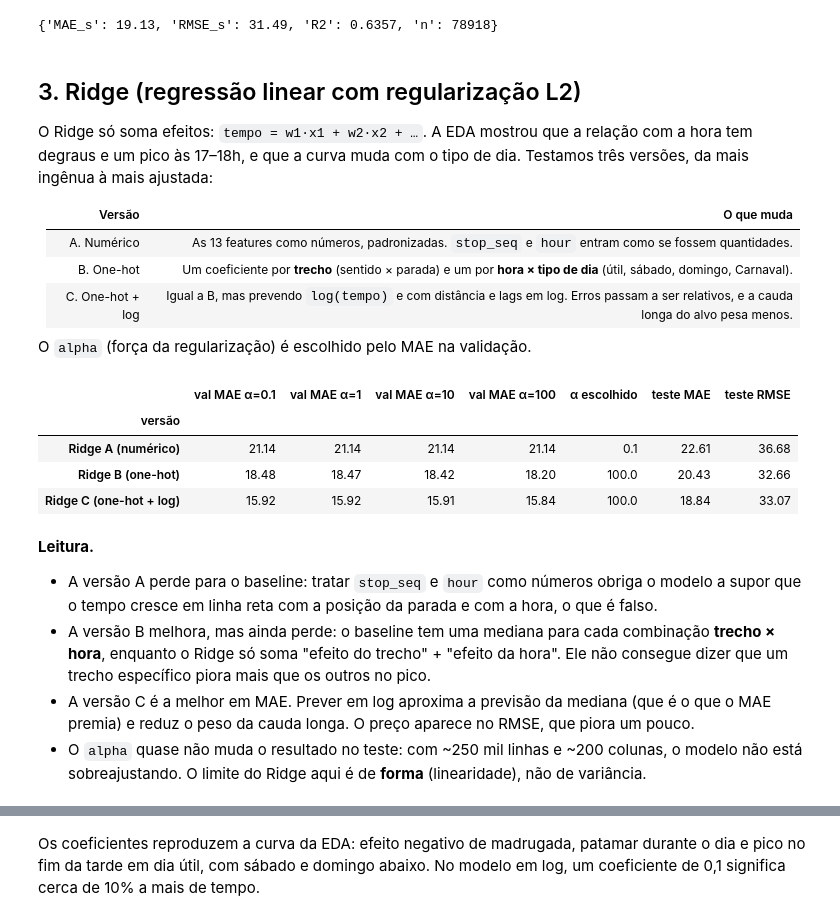
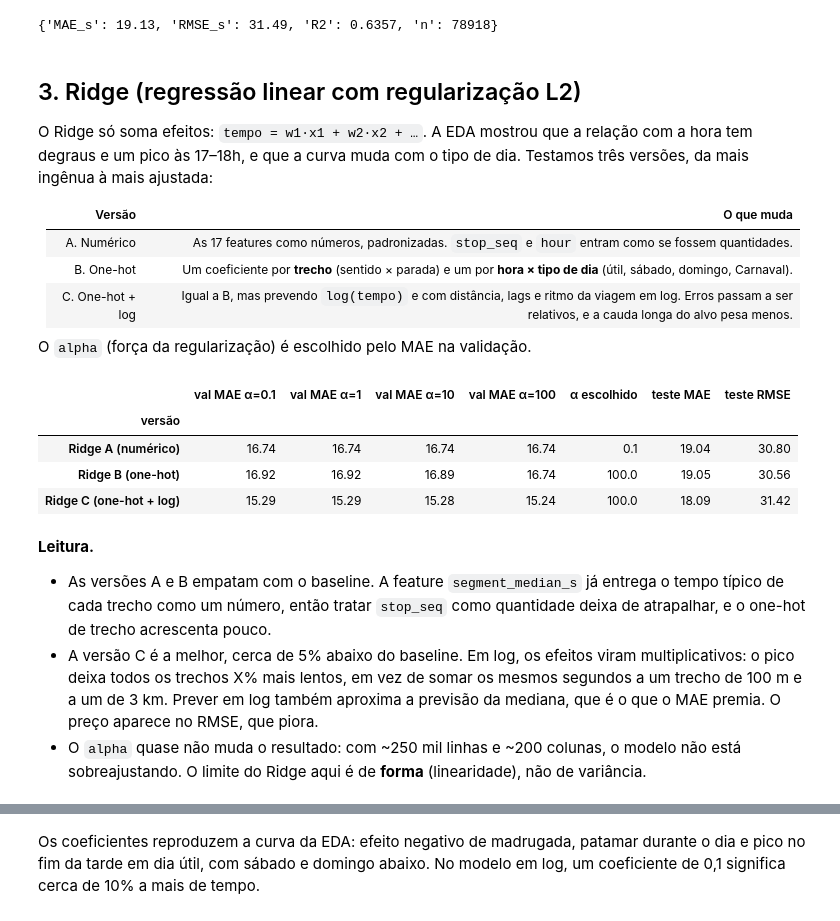
Before and after one commit to figdavi/onibus-ia, a Jupyter notebook: notebooks/02_modelos_p1.ipynb, the cells around one changed output, grey strips where cells are left out. Saved outputs shown, nothing was run; the diff lists cells and outputs as text; code cells hidden in the pictures.

```diff
--- a/notebooks/02_modelos_p1.ipynb
+++ b/notebooks/02_modelos_p1.ipynb
@@ -77,9 +84,10 @@ train, val, test = common.split(df)
 for name, part in [("treino", train), ("validação", val), ("teste", test)]:
     print(f"{name:10s} {len(part):>8,} trechos  {part['service_date'].min()} a {part['service_date'].max()}")
 
-X_train, y_train = common.build_features(train)
-X_val, y_val = common.build_features(val)
-X_test, y_test = common.build_features(test)
+# reference=train: as medianas por trecho vêm só do treino (sem vazamento)
+X_train, y_train = common.build_features(train, reference=train)
+X_val, y_val = common.build_features(val, reference=train)
+X_test, y_test = common.build_features(test, reference=train)
 X_train.shape
 # %% [output]
 {'rows_in': 370784, 'sparse_days': 562, 'implausible_speed': 2031, 'too_short': 88, 'rows_out': 368103}
@@ -105,9 +113,9 @@ O Ridge só soma efeitos: `tempo = w1·x1 + w2·x2 + …`. A EDA mostrou que a r
 
 | Versão | O que muda |
 |---|---|
-| A. Numérico | As 13 features como números, padronizadas. `stop_seq` e `hour` entram como se fossem quantidades. |
+| A. Numérico | As 17 features como números, padronizadas. `stop_seq` e `hour` entram como se fossem quantidades. |
 | B. One-hot | Um coeficiente por **trecho** (sentido × parada) e um por **hora × tipo de dia** (útil, sábado, domingo, Carnaval). |
-| C. One-hot + log | Igual a B, mas prevendo `log(tempo)` e com distância e lags em log. Erros passam a ser relativos, e a cauda longa do alvo pesa menos. |
+| C. One-hot + log | Igual a B, mas prevendo `log(tempo)` e com distância, lags e ritmo da viagem em log. Erros passam a ser relativos, e a cauda longa do alvo pesa menos. |
 
 O `alpha` (força da regularização) é escolhido pelo MAE na validação.
 # %%
@@ -123,14 +131,20 @@ def add_ridge_columns(X):
     out["log_distance_m"] = np.log(out["distance_m"])
     out["log_lag_previous_segment_s"] = np.log(out["lag_previous_segment_s"])
     out["log_lag_previous_bus_s"] = np.log(out["lag_previous_bus_s"])
+    out["log_recent_buses_mean_s"] = np.log(out["recent_buses_mean_s"])
+    out["log_segment_median_s"] = np.log(out["segment_median_s"])
+    out["log_trip_pace_last"] = np.log(out["trip_pace_last"])
+    out["log_trip_pace_mean"] = np.log(out["trip_pace_mean"])
     return out
 
 R_train, R_val, R_test = (add_ridge_columns(x) for x in (X_train, X_val, X_test))
 
 CATEGORICAL = ["segment", "hour_kind"]
-NUMERIC = ["distance_m", "lag_previous_segment_s", "lag_previous_bus_s", "minutes_since_previous_bus"]
+NUMERIC = ["distance_m", "lag_previous_segment_s", "lag_previous_bus_s", "minutes_since_previous_bus",
+           "recent_buses_mean_s", "segment_median_s", "trip_pace_last", "trip_pace_mean"]
 NUMERIC_LOG = ["log_distance_m", "log_lag_previous_segment_s", "log_lag_previous_bus_s",
-               "minutes_since_previous_bus"]
+               "minutes_since_previous_bus", "log_recent_buses_mean_s", "log_segment_median_s",
+               "log_trip_pace_last", "log_trip_pace_mean"]
 
 def ridge_onehot(alpha, numeric, log_target):
     columns = ColumnTransformer([
@@ -138,42 +152,41 @@ def ridge_onehot(alpha, numeric, log_target):
         # add_indicator: uma coluna 0/1 dizendo "o lag não existia" (1ª parada da viagem)
         ("num", make_pipeline(SimpleImputer(strategy="median", add_indicator=True),
                               StandardScaler()), numeric),
     ])
     model = make_pipeline(columns, Ridge(alpha=alpha))
     if log_target:
         return TransformedTargetRegressor(model, func=np.log, inverse_func=np.exp)
     return model
 
 VARIANTS = {
     "Ridge A (numérico)": (lambda a: common.scaled(Ridge(alpha=a)), X_train, X_val, X_test),
     "Ridge B (one-hot)": (lambda a: ridge_onehot(a, NUMERIC, False), R_train, R_val, R_test),
     "Ridge C (one-hot + log)": (lambda a: ridge_onehot(a, NUMERIC_LOG, True), R_train, R_val, R_test),
 }
 ALPHAS = [0.1, 1, 10, 100]
 
 ridge_models, search = {}, []
 for name, (make, Xtr, Xva, Xte) in VARIANTS.items():
     fitted = {a: make(a).fit(Xtr, y_train) for a in ALPHAS}
     val_mae = {a: common.evaluate(m, Xva, y_val)["MAE_s"] for a, m in fitted.items()}
     best = min(val_mae, key=val_mae.get)
     ridge_models[name] = (fitted[best], Xte)
     results[name] = common.evaluate(fitted[best], Xte, y_test)
     search.append({"versão": name, **{f"val MAE α={a}": v for a, v in val_mae.items()},
                    "α escolhido": best, "teste MAE": results[name]["MAE_s"],
                    "teste RMSE": results[name]["RMSE_s"]})
 pd.DataFrame(search).set_index("versão")
 # %% [output]
 |  | val MAE α=0.1 | val MAE α=1 | val MAE α=10 | val MAE α=100 | α escolhido | teste MAE | teste RMSE |
 | versão |  |  |  |  |  |  |  |
-| Ridge A (numérico) | 21.14 | 21.14 | 21.14 | 21.14 | 0.1 | 22.61 | 36.68 |
-| Ridge B (one-hot) | 18.48 | 18.47 | 18.42 | 18.20 | 100.0 | 20.43 | 32.66 |
-| Ridge C (one-hot + log) | 15.92 | 15.92 | 15.91 | 15.84 | 100.0 | 18.84 | 33.07 |
+| Ridge A (numérico) | 16.74 | 16.74 | 16.74 | 16.74 | 0.1 | 19.04 | 30.80 |
+| Ridge B (one-hot) | 16.92 | 16.92 | 16.89 | 16.74 | 100.0 | 19.05 | 30.56 |
+| Ridge C (one-hot + log) | 15.29 | 15.29 | 15.28 | 15.24 | 100.0 | 18.09 | 31.42 |
 # %% [markdown]
 **Leitura.**
-- A versão A perde para o baseline: tratar `stop_seq` e `hour` como números obriga o modelo a supor que o tempo cresce em linha reta com a posição da parada e com a hora, o que é falso.
-- A versão B melhora, mas ainda perde: o baseline tem uma mediana para cada combinação **trecho × hora**, enquanto o Ridge só soma "efeito do trecho" + "efeito da hora". Ele não consegue dizer que um trecho específico piora mais que os outros no pico.
-- A versão C é a melhor em MAE. Prever em log aproxima a previsão da mediana (que é o que o MAE premia) e reduz o peso da cauda longa. O preço aparece no RMSE, que piora um pouco.
-- O `alpha` quase não muda o resultado no teste: com ~250 mil linhas e ~200 colunas, o modelo não está sobreajustando. O limite do Ridge aqui é de **forma** (linearidade), não de variância.
+- As versões A e B empatam com o baseline. A feature `segment_median_s` já entrega o tempo típico de cada trecho como um número, então tratar `stop_seq` como quantidade deixa de atrapalhar, e o one-hot de trecho acrescenta pouco.
+- A versão C é a melhor, cerca de 5% abaixo do baseline. Em log, os efeitos viram multiplicativos: o pico deixa todos os trechos X% mais lentos, em vez de somar os mesmos segundos a um trecho de 100 m e a um de 3 km. Prever em log também aproxima a previsão da mediana, que é o que o MAE premia. O preço aparece no RMSE, que piora.
+- O `alpha` quase não muda o resultado: com ~250 mil linhas e ~200 colunas, o modelo não está sobreajustando. O limite do Ridge aqui é de **forma** (linearidade), não de variância.
 # %%
 best_ridge_name = min(VARIANTS, key=lambda n: results[n]["MAE_s"])
 best_ridge, _ = ridge_models[best_ridge_name]
```
Also changed, not shown: parts of 16 cells of this notebook, 2 other files.
